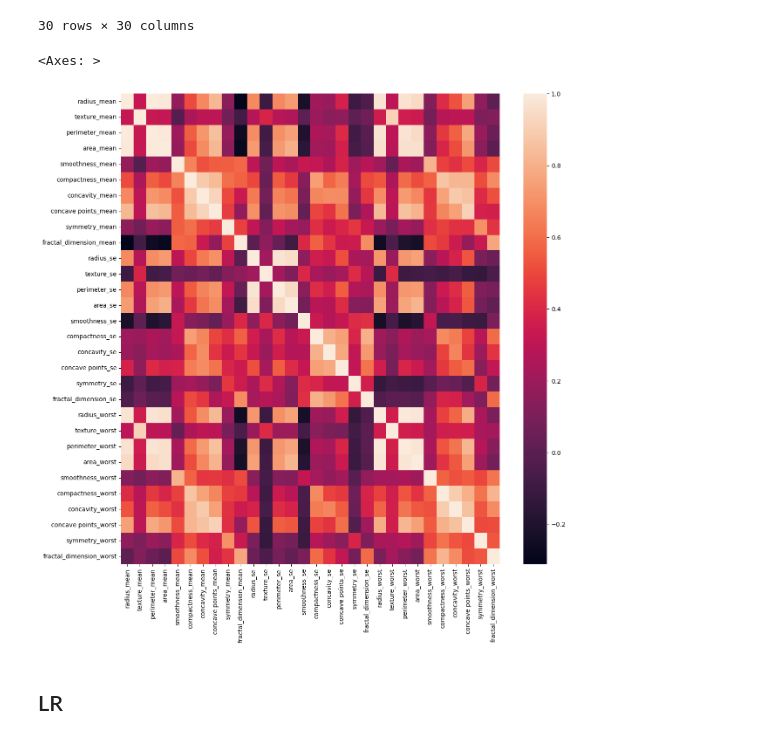
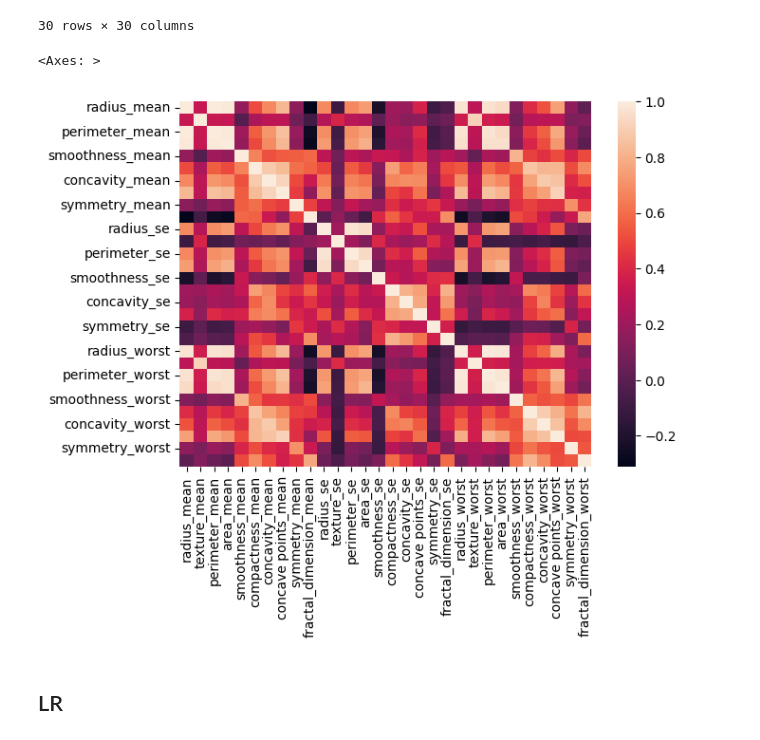
Before and after one commit to sylvas-j/ML, a Jupyter notebook: Tensorflow_works/cancer-detection/cancer.ipynb, the cells around one changed output. Saved outputs shown, nothing was run; the diff lists cells and outputs as text; code cells hidden in the pictures.

```diff
--- a/Tensorflow_works/cancer-detection/cancer.ipynb
+++ b/Tensorflow_works/cancer-detection/cancer.ipynb
@@ -197,11 +197,11 @@ corr
 30 rows × 30 columns
 # %%
 # making a heatmap
-plt.figure(figsize=(14, 14))
+plt.figure(figsize=(7, 5))
 sns.heatmap(corr)
 # %% [output]
 <Axes: >
-[figure, old version]
+[figure, new version]
 # %% [markdown]
 ## LR
 # %%
```
Also changed, not shown: parts of 13 cells of this notebook.
